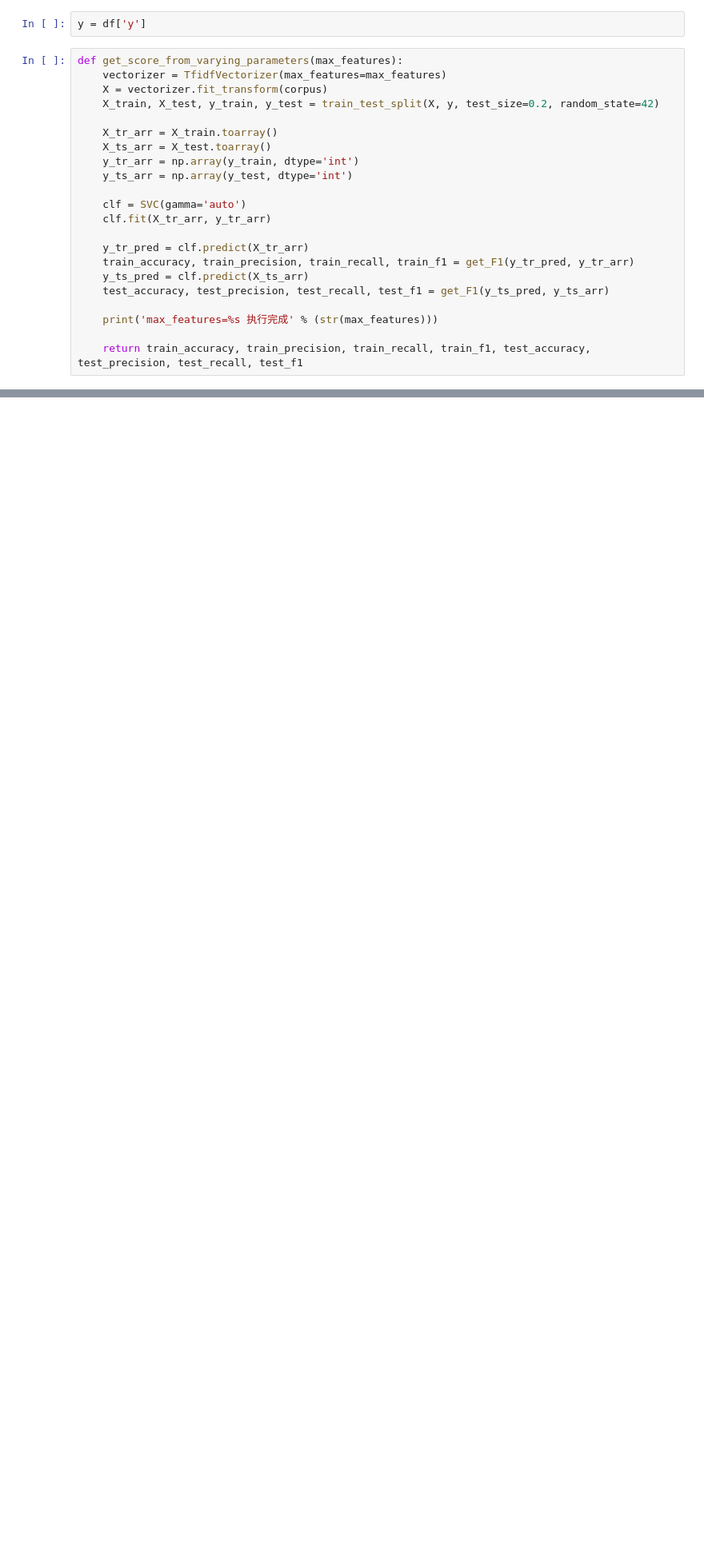
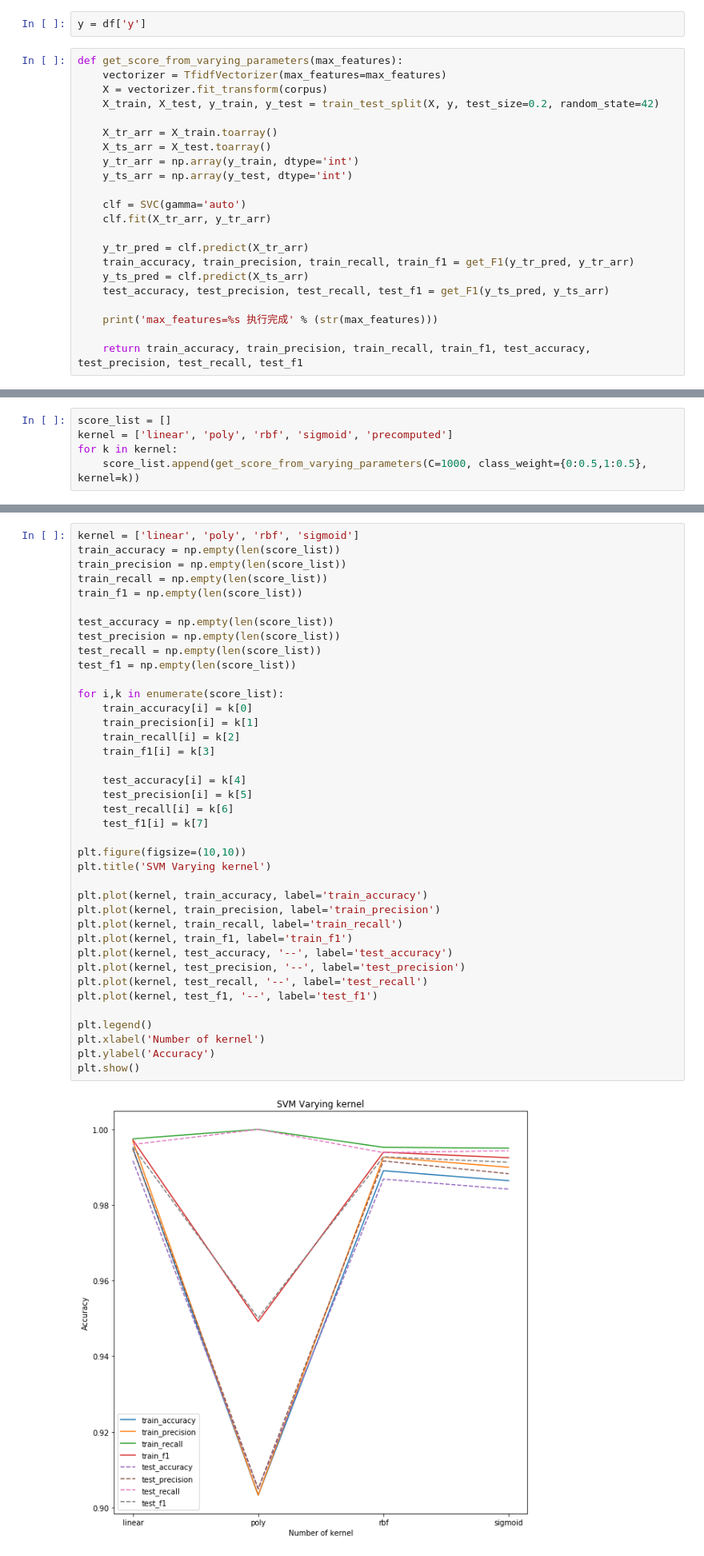
Before and after one commit to BinZhang109/NLP_Assignments, a Jupyter notebook: Lesson-07/assignment-07 First Step of using machine learning and models..ipynb, the cells around one changed output, grey strips where cells are left out. Shown at 80% size. Saved outputs shown, nothing was run; the diff lists cells and outputs as text; blank space fills up the shorter version.

```diff
--- a/Lesson-07/assignment-07 First Step of using machine learning and models..ipynb
+++ b/Lesson-07/assignment-07 First Step of using machine learning and models..ipynb
@@ -1231,0 +1384,5 @@ plt.show()
+# %%
+score_list = []
+kernel = ['linear', 'poly', 'rbf', 'sigmoid', 'precomputed']
+for k in kernel:
+    score_list.append(get_score_from_varying_parameters(C=1000, class_weight={0:0.5,1:0.5}, kernel=k))
@@ -1231,0 +1428,41 @@ plt.show()
+# %%
+kernel = ['linear', 'poly', 'rbf', 'sigmoid']
+train_accuracy = np.empty(len(score_list))
+train_precision = np.empty(len(score_list))
+train_recall = np.empty(len(score_list))
+train_f1 = np.empty(len(score_list))
+
+test_accuracy = np.empty(len(score_list))
+test_precision = np.empty(len(score_list))
+test_recall = np.empty(len(score_list))
+test_f1 = np.empty(len(score_list))
+
+for i,k in enumerate(score_list):
+    train_accuracy[i] = k[0]
+    train_precision[i] = k[1]
+    train_recall[i] = k[2]
+    train_f1[i] = k[3]
+
+    test_accuracy[i] = k[4]
+    test_precision[i] = k[5]
+    test_recall[i] = k[6]
+    test_f1[i] = k[7]
+
+plt.figure(figsize=(10,10))
+plt.title('SVM Varying kernel')
+
+plt.plot(kernel, train_accuracy, label='train_accuracy')
+plt.plot(kernel, train_precision, label='train_precision')
+plt.plot(kernel, train_recall, label='train_recall')
+plt.plot(kernel, train_f1, label='train_f1')
+plt.plot(kernel, test_accuracy, '--', label='test_accuracy')
+plt.plot(kernel, test_precision, '--', label='test_precision')
+plt.plot(kernel, test_recall, '--', label='test_recall')
+plt.plot(kernel, test_f1, '--', label='test_f1')
+
+plt.legend()
+plt.xlabel('Number of kernel')
+plt.ylabel('Accuracy')
+plt.show()
+# %% [output]
+[figure, added]
```
Also changed, not shown: parts of 30 cells of this notebook.
